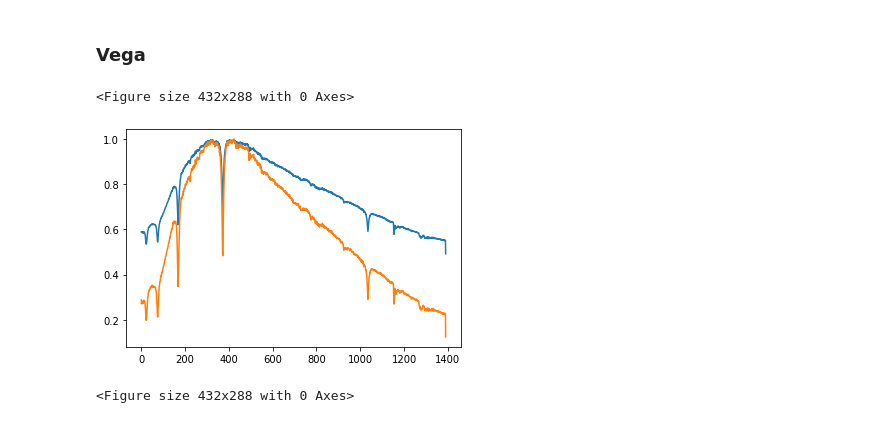
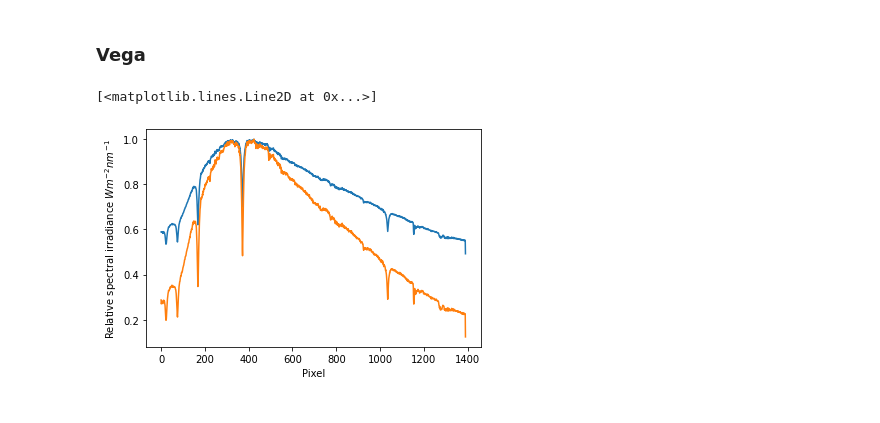
Before and after one commit to Yousousen/solar_physics, a Jupyter notebook: scripts/spectrum.ipynb, the cells around one changed output. Saved outputs shown, nothing was run; the diff lists cells and outputs as text; code cells hidden in the pictures.

```diff
--- a/scripts/spectrum.ipynb
+++ b/scripts/spectrum.ipynb
@@ -161,9 +167,8 @@ vega_sum = np.sum( vega_light - bias_master, axis=0 )
 # %%
+plt.ylabel("Relative spectral irradiance $Wm^{-2}nm^{-1}$")
+plt.xlabel("Pixel")
 plt.plot(vega_sum_before_bias / np.max(vega_sum_before_bias))
 plt.plot(vega_sum / np.max(vega_sum))
-plt.figure()
-#plt.plot(light_scaled / np.max(light_sum))
 # %% [output]
-<Figure size 432x288 with 0 Axes>
+[<matplotlib.lines.Line2D at 0x...>]
-[figure, old version]
+[figure, new version]
-<Figure size 432x288 with 0 Axes>
```
Also changed, not shown: parts of 8 cells of this notebook, 1 other file.
